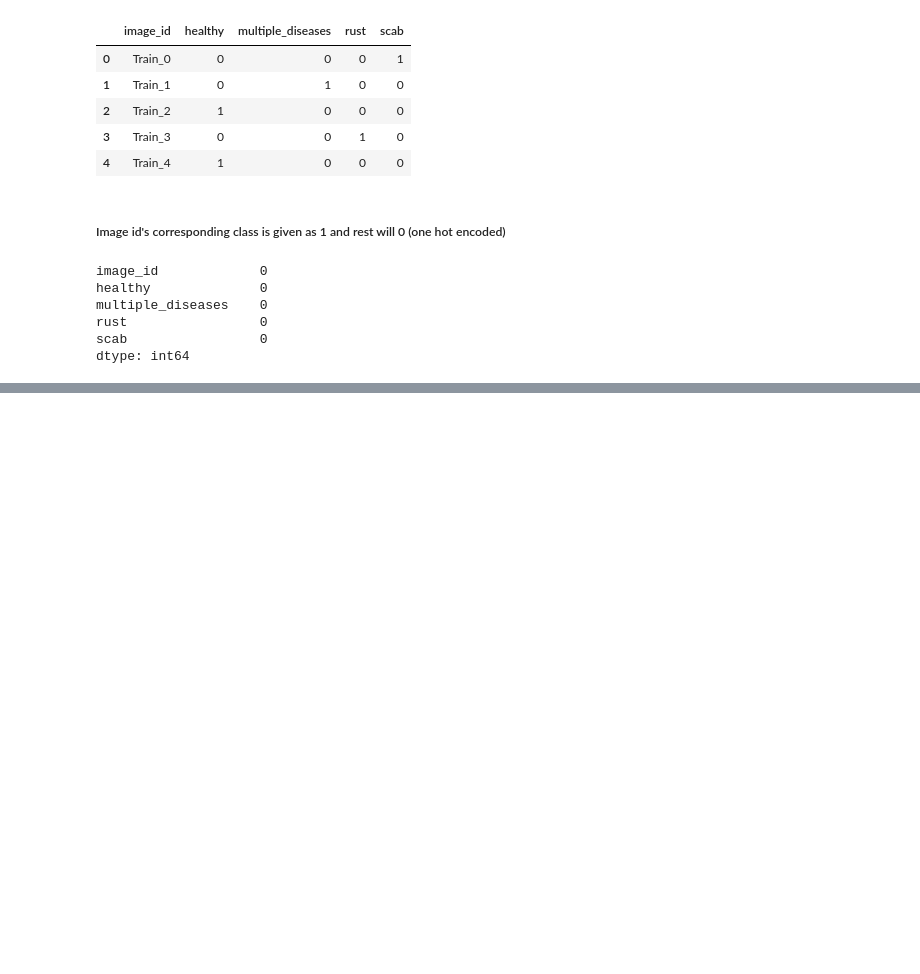
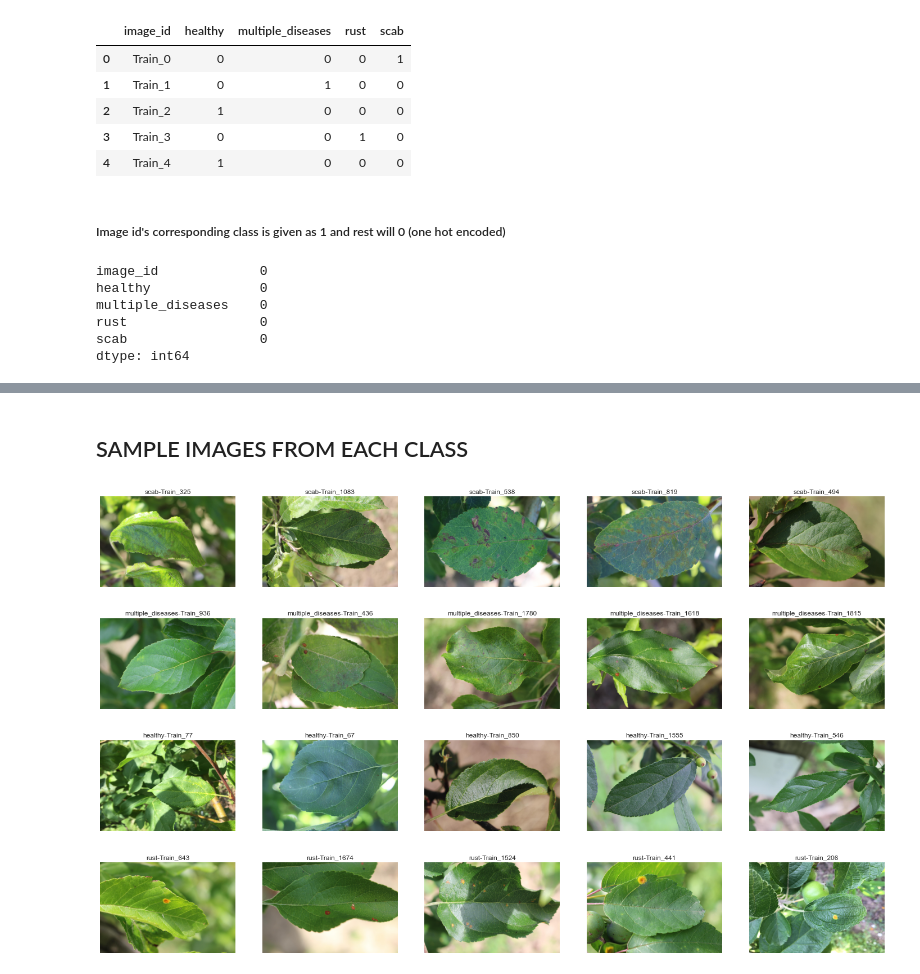
Before and after one commit to RamjiB/Plant-Pathology, a Jupyter notebook: EDA.ipynb, the cells around one changed output, grey strips where cells are left out. Drawn from its saved outputs; the diff is of its cells as text; code cells hidden in the pictures; blank space fills up the shorter version.

```diff
--- a/EDA.ipynb
+++ b/EDA.ipynb
@@ -37,0 +47,19 @@ train_df['class'] = np.argmax(train_df.ilo)
+# %% [markdown]
+## SAMPLE IMAGES FROM EACH CLASS
+# %%
+np.random.seed(32)
+for class_name in train_df['class'].unique():
+    idxs = np.random.choice(train_df[train_df['class'] == class_name]['image_id'],size=5,replace=False)
+    plt.figure(figsize=(25,5))
+    for i,image_name in enumerate(idxs):
+        plt.subplot(1,5,i+1)
+        img = plt.imread(os.path.join('images/',image_name+'.jpg'))
+        plt.imshow(img)
+        plt.axis('off')
+        plt.title(class_name+'-'+image_name)
+    plt.show()
+# %% [output]
+[figure, added]
+[figure, added]
+[figure, added]
+[figure, added]
```
Also changed, not shown: parts of 4 cells of this notebook.
